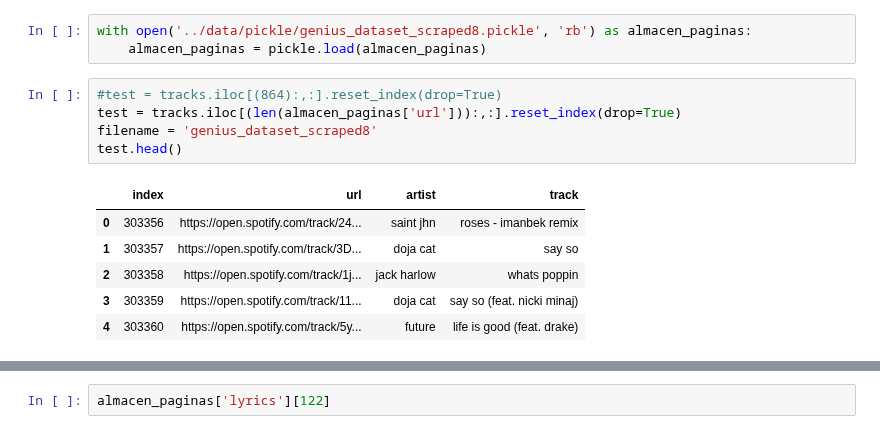
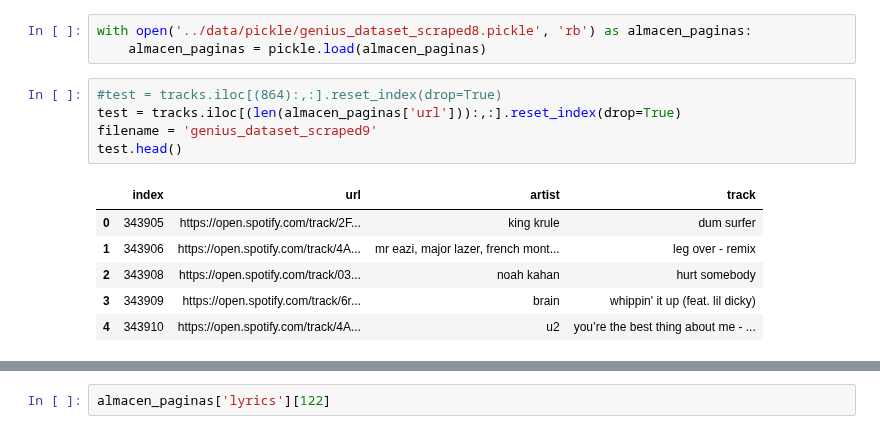
Before and after one commit to annassanchez/ETL_project, a Jupyter notebook: notebooks/4-scraping_genius.ipynb, the cells around one changed output, grey strips where cells are left out. Cells and saved outputs as stored; diff of their text form.

```diff
--- a/notebooks/4-scraping_genius.ipynb
+++ b/notebooks/4-scraping_genius.ipynb
@@ -289,15 +289,15 @@ with open('../data/pickle/genius_dataset_scraped8.pickle', 'rb') as almacen_pagi
 # %%
 #test = tracks.iloc[(864):,:].reset_index(drop=True)
 test = tracks.iloc[(len(almacen_paginas['url'])):,:].reset_index(drop=True)
-filename = 'genius_dataset_scraped8'
+filename = 'genius_dataset_scraped9'
 test.head()
 # %% [output]
 |  | index | url | artist | track |
-| 0 | 303356 | https://open.spotify.com/track/24... | saint jhn | roses - imanbek remix |
-| 1 | 303357 | https://open.spotify.com/track/3D... | doja cat | say so |
-| 2 | 303358 | https://open.spotify.com/track/1j... | jack harlow | whats poppin |
-| 3 | 303359 | https://open.spotify.com/track/11... | doja cat | say so (feat. nicki minaj) |
-| 4 | 303360 | https://open.spotify.com/track/5y... | future | life is good (feat. drake) |
+| 0 | 343905 | https://open.spotify.com/track/2F... | king krule | dum surfer |
+| 1 | 343906 | https://open.spotify.com/track/4A... | mr eazi, major lazer, french mont... | leg over - remix |
+| 2 | 343908 | https://open.spotify.com/track/03... | noah kahan | hurt somebody |
+| 3 | 343909 | https://open.spotify.com/track/6r... | brain | whippin' it up (feat. lil dicky) |
+| 4 | 343910 | https://open.spotify.com/track/4A... | u2 | you’re the best thing about me - ... |
 # %%
 #almacen_paginas['pagina'].append(np.nan)
 #almacen_paginas['lyrics'].append(np.nan)
```
Also changed, not shown: parts of 2 cells of this notebook, 1 other file.
